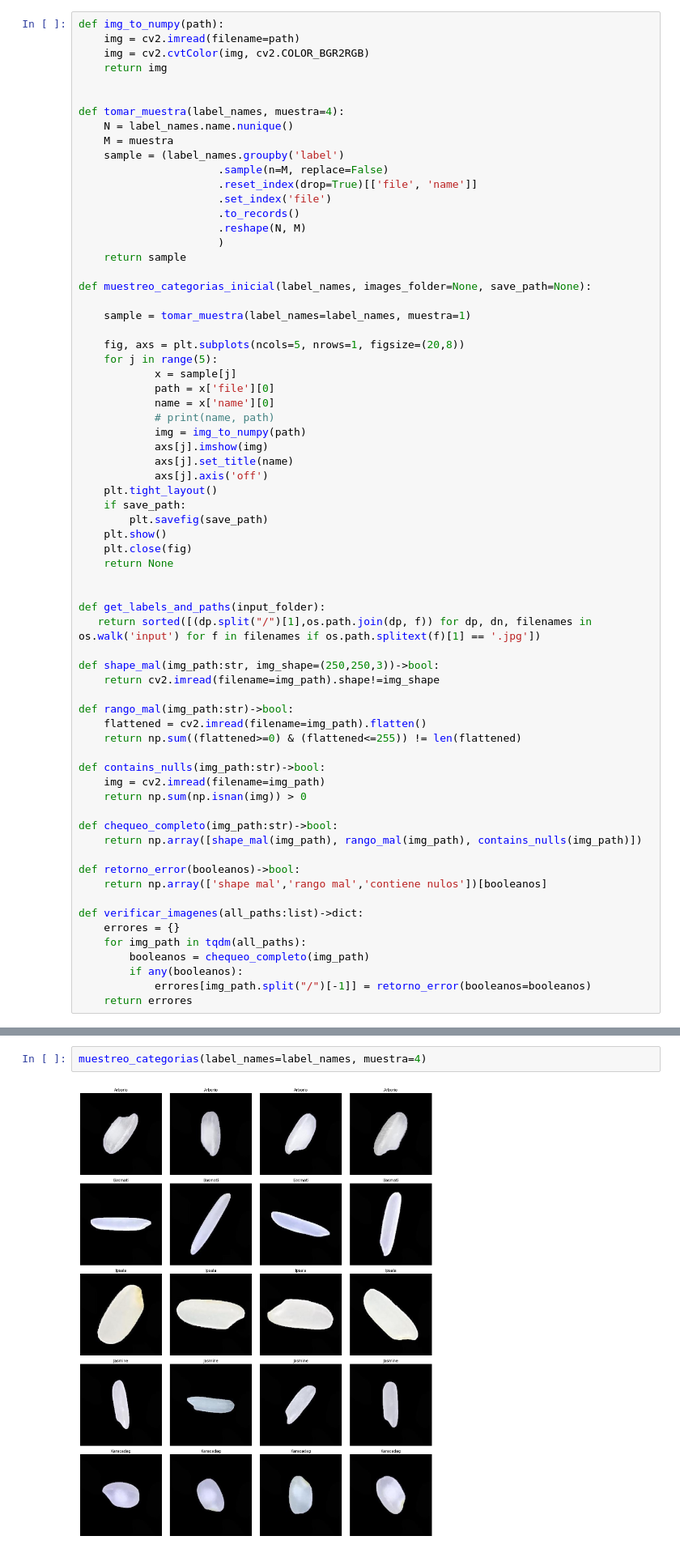
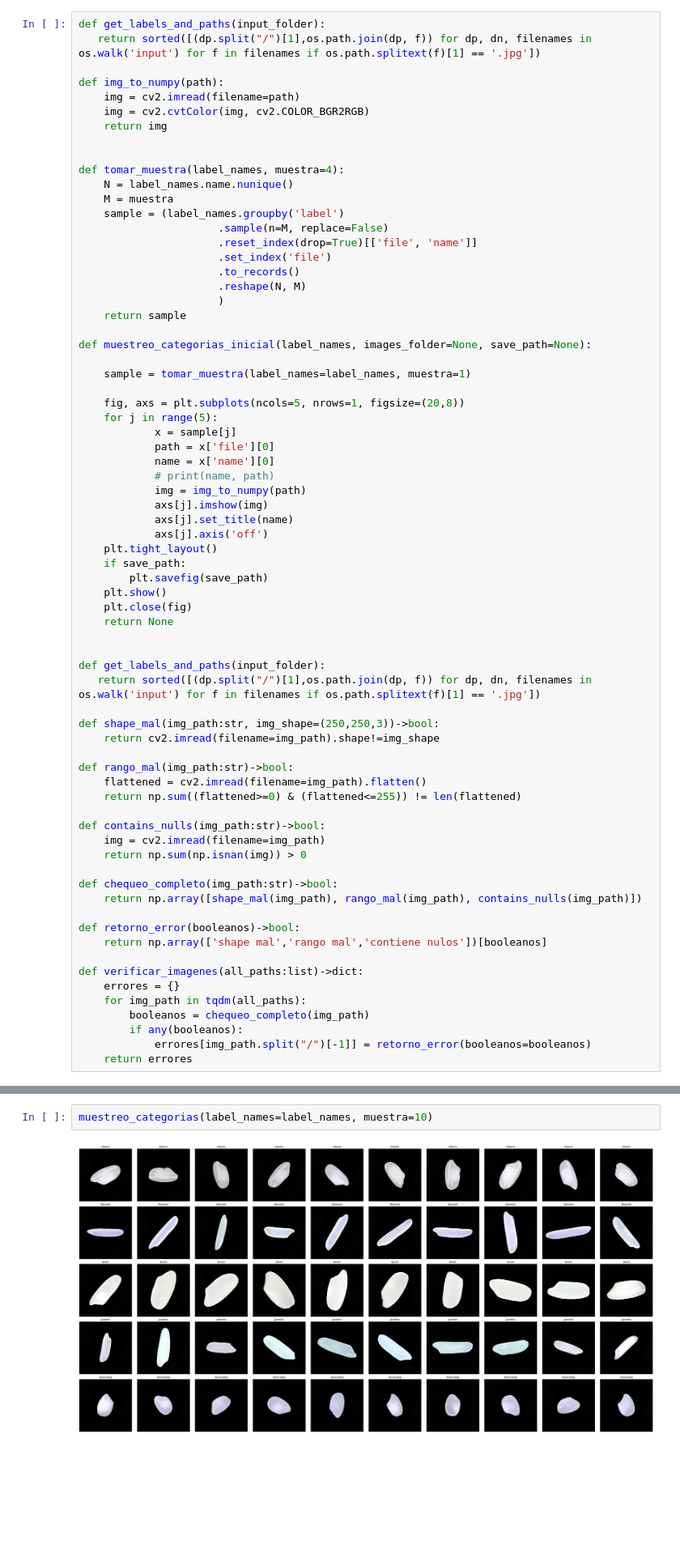
Before and after one commit to Ignacio-Ibarra/unsupervised-rice-image-segmentation, a Jupyter notebook: verificacion_errores.ipynb, the cells around one changed output, grey strips where cells are left out. Shown at 81% size. Saved outputs shown, nothing was run; the diff lists cells and outputs as text; blank space fills up the shorter version.

```diff
--- a/verificacion_errores.ipynb
+++ b/verificacion_errores.ipynb
@@ -6,6 +6,9 @@ import os
 from tqdm import tqdm
 import matplotlib.pyplot as plt
 # %%
+def get_labels_and_paths(input_folder):
+   return sorted([(dp.split("/")[1],os.path.join(dp, f)) for dp, dn, filenames in os.walk('input') for f in filenames if os.path.splitext(f)[1] == '.jpg'])
+
 def img_to_numpy(path):
     img = cv2.imread(filename=path)
     img = cv2.cvtColor(img, cv2.COLOR_BGR2RGB)
@@ -117,6 +120,6 @@ def muestreo_categorias(label_names, muestra=4,save_path=None):
     plt.close(fig)
     return None
 # %%
-muestreo_categorias(label_names=label_names, muestra=4)
+muestreo_categorias(label_names=label_names, muestra=10)
 # %% [output]
-[figure, old version]
+[figure, new version]
```
Also changed, not shown: parts of 4 cells of this notebook.
